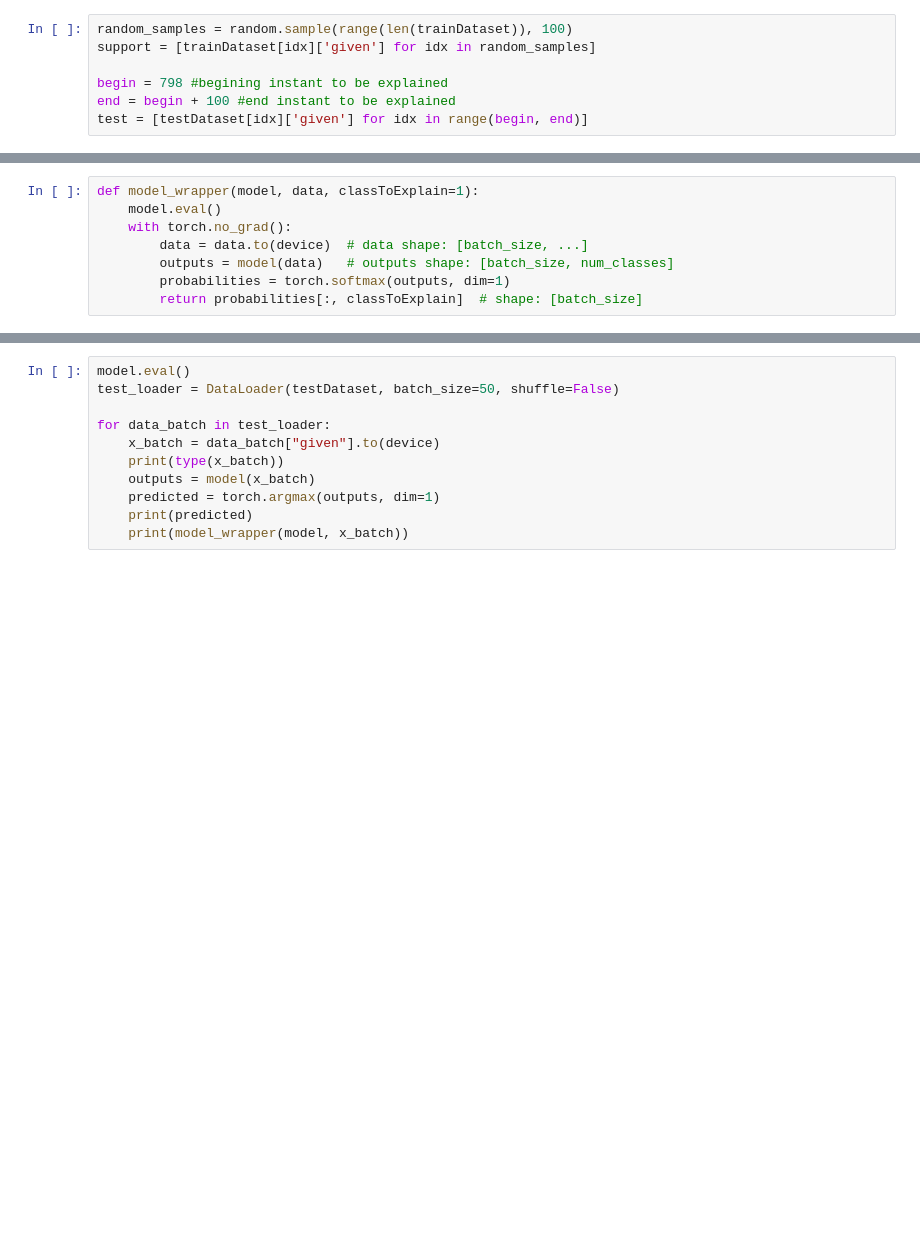
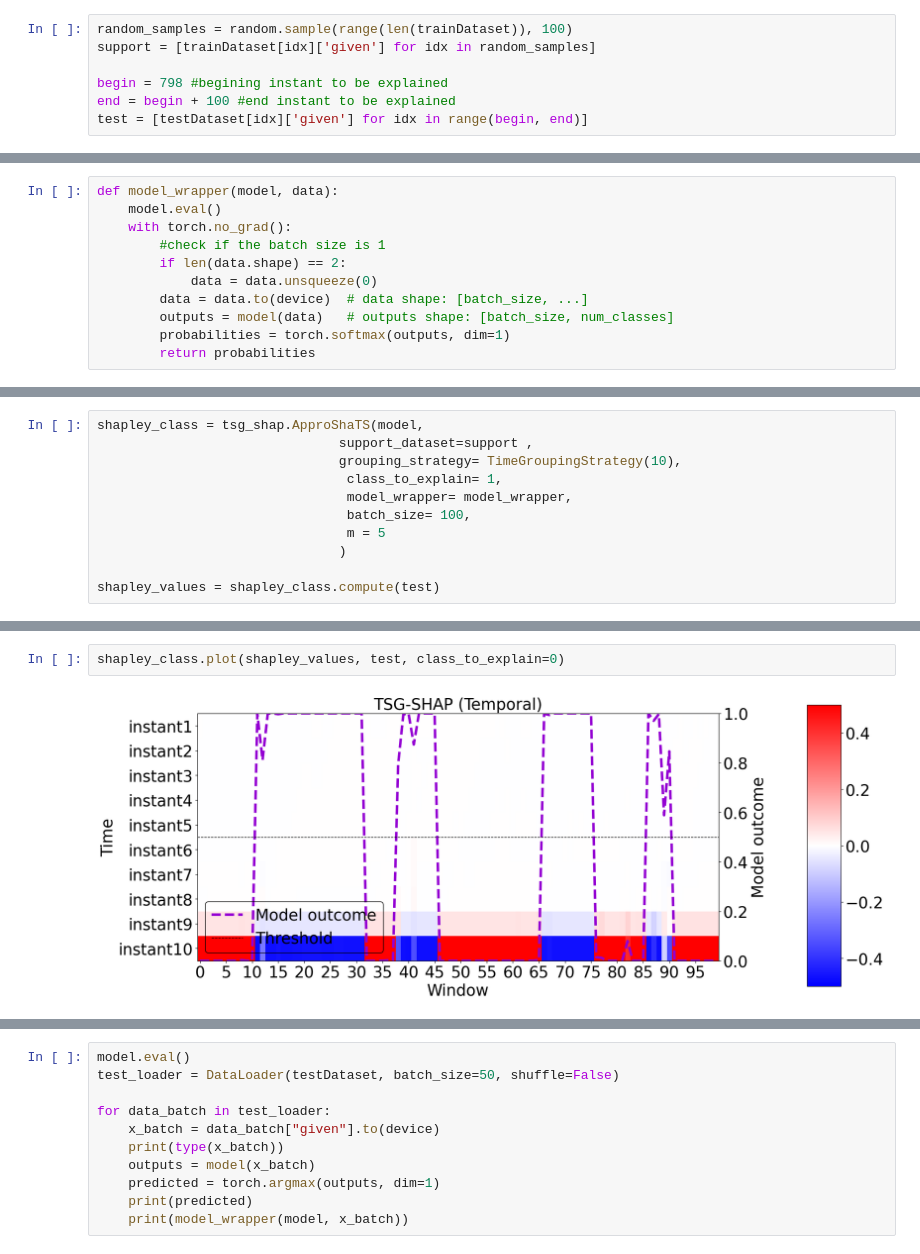
Before and after one commit to CyberDataLab/ShaTS, a Jupyter notebook: examples/exampleTemporal.ipynb, the cells around one changed output, grey strips where cells are left out. Drawn from its saved outputs; the diff is of its cells as text; blank space fills up the shorter version.

Commit message:
Added the rquirement of module_wrapper, changed the functionallity for computing the shats value of each class

```diff
--- a/examples/exampleTemporal.ipynb
+++ b/examples/exampleTemporal.ipynb
@@ -572,8 +575,11 @@ shapley_class.plot_tsgshap(shapley_values, test)
 # %%
-def model_wrapper(model, data, classToExplain=1):
+def model_wrapper(model, data):
     model.eval()
     with torch.no_grad():
+        #check if the batch size is 1
+        if len(data.shape) == 2:
+            data = data.unsqueeze(0)
         data = data.to(device)  # data shape: [batch_size, ...]
         outputs = model(data)   # outputs shape: [batch_size, num_classes]
         probabilities = torch.softmax(outputs, dim=1)
-        return probabilities[:, classToExplain]  # shape: [batch_size]
+        return probabilities
@@ -579,0 +611,11 @@ def model_wrapper(model, data, classToExplain=1):
+# %%
+shapley_class = tsg_shap.ApproShaTS(model,
+                               support_dataset=support ,
+                               grouping_strategy= TimeGroupingStrategy(10),
+                                class_to_explain= 1,
+                                model_wrapper= model_wrapper,
+                                batch_size= 100,
+                                m = 5
+                               )
+
+shapley_values = shapley_class.compute(test)
@@ -580 +645,5 @@ def model_wrapper(model, data, classToExplain=1):
+# %%
+shapley_class.plot(shapley_values, test, class_to_explain=0)
+# %% [output]
+[figure, added]
 # %%
```
Also changed, not shown: parts of 11 cells of this notebook, 2 other files.
